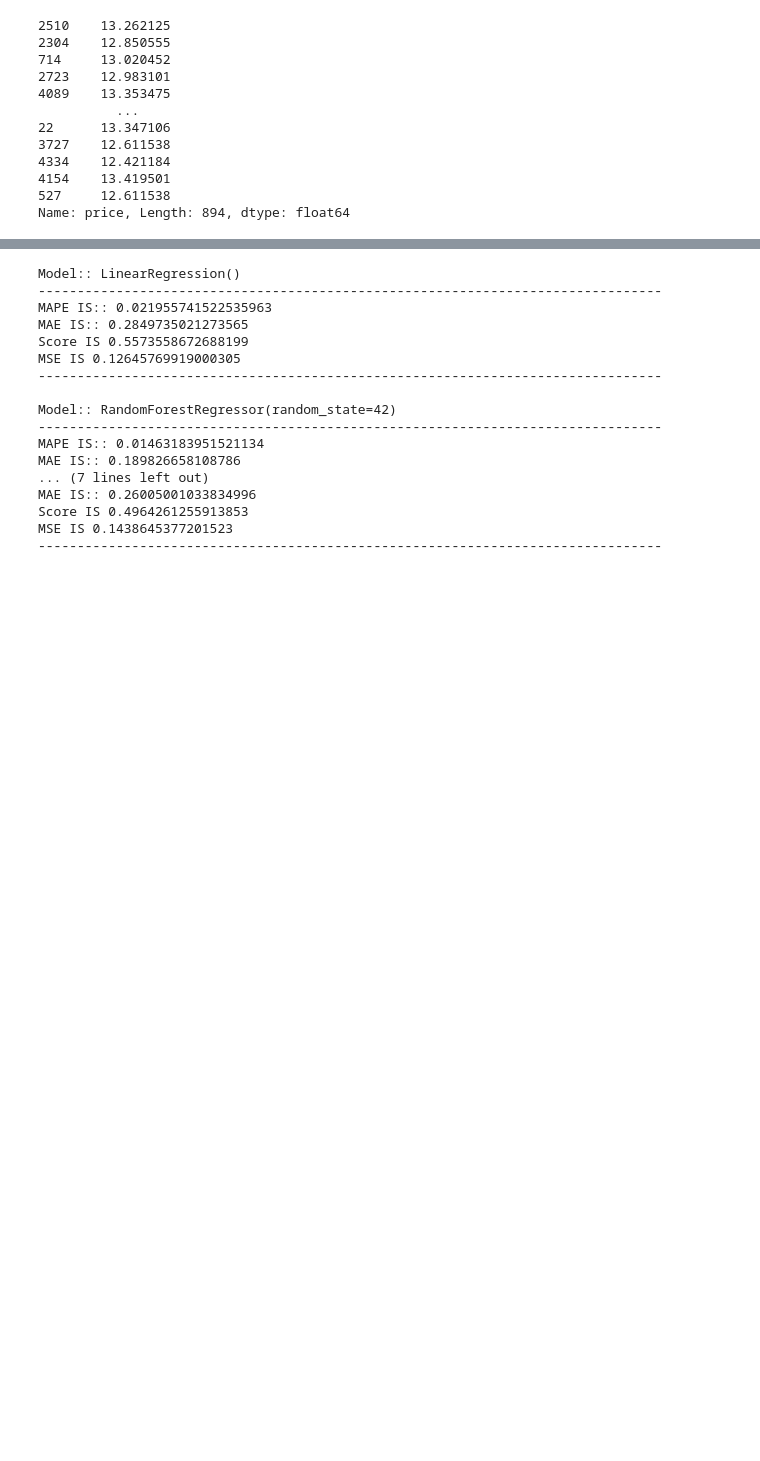
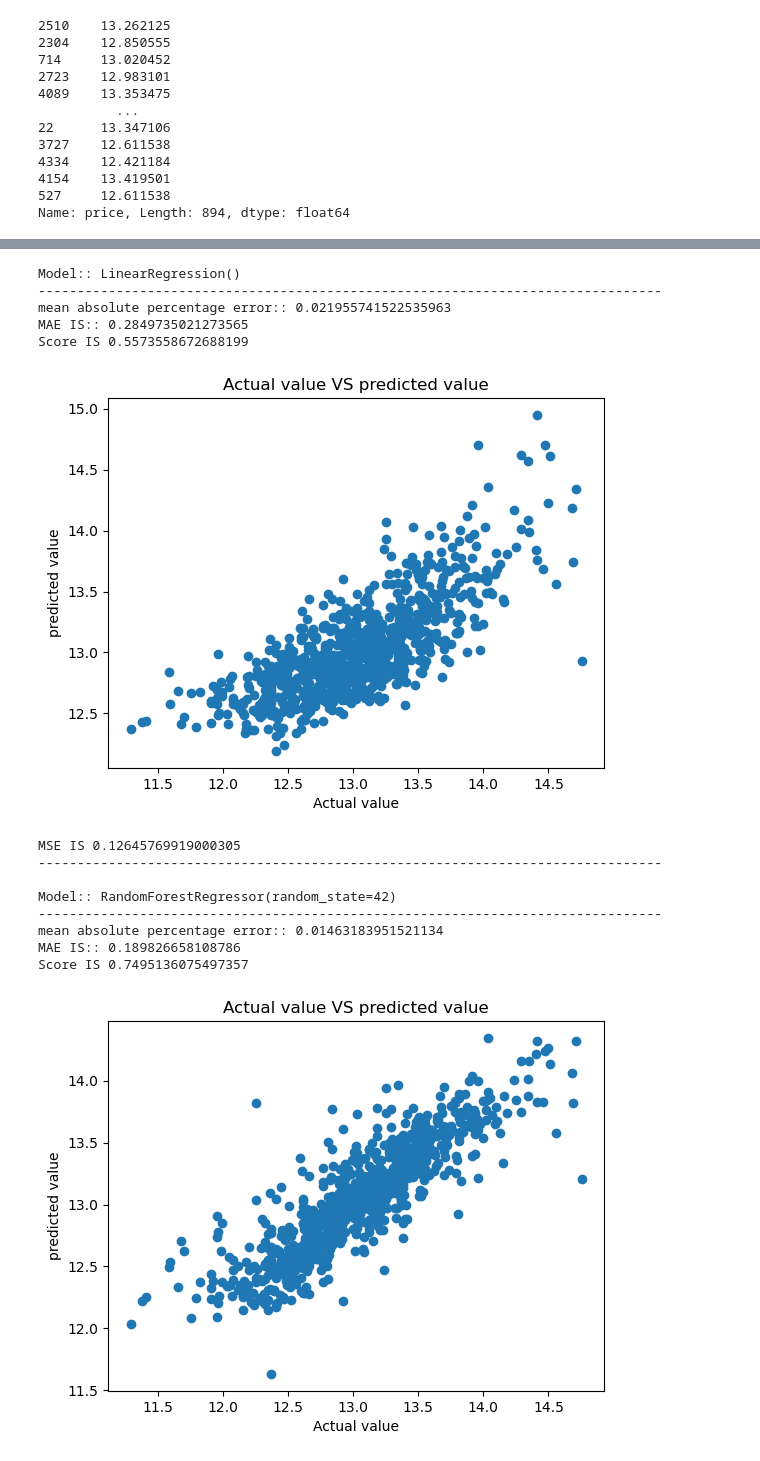
Before and after one commit to pallavisevak/COGNORISE-INFOTECH, a Jupyter notebook: HOUSE PRICE PREDICTION.ipynb, the cells around one changed output, grey strips where cells are left out. Saved outputs shown, nothing was run; the diff lists cells and outputs as text; code cells hidden in the pictures; blank space fills up the shorter version.

```diff
--- a/HOUSE PRICE PREDICTION.ipynb
+++ b/HOUSE PRICE PREDICTION.ipynb
@@ -420,32 +415,46 @@ modelRFR=RandomForestRegressor(n_estimators=100,random_state=42)
 tree=DecisionTreeRegressor()
 lst=[modelLR,modelRFR,tree]
 # %%
+# for i in lst:
+#     print("Model::",i)
+#     print('-'*80)
+#     i.fit(x_train,y_train)
+#     y_predict=i.predict(x_test)
+#     print('MAPE IS::',mean_absolute_percentage_error(y_test,y_predict))
+#     print('MAE IS::',mean_absolute_error(y_test,y_predict))
+#     print('Score IS',r2_score(y_test,y_predict))
+#     print('MSE IS',mean_squared_error(y_test,y_predict))
+#     print('-'*80)
+#     print()
 for i in lst:
     print("Model::",i)
     print('-'*80)
     i.fit(x_train,y_train)
     y_predict=i.predict(x_test)
-    print('MAPE IS::',mean_absolute_percentage_error(y_test,y_predict))
+    print('mean absolute percentage error::',mean_absolute_percentage_error(y_test,y_predict))
     print('MAE IS::',mean_absolute_error(y_test,y_predict))
     print('Score IS',r2_score(y_test,y_predict))
+    plt.scatter(y_test,y_predict)
+    plt.xlabel("Actual value")
+    plt.ylabel("predicted value")
+    plt.title("Actual value VS predicted value")
+    plt.show()
     print('MSE IS',mean_squared_error(y_test,y_predict))
     print('-'*80)
     print()
 # %% [output]
 Model:: LinearRegression()
 --------------------------------------------------------------------------------
-MAPE IS:: 0.021955741522535963
+mean absolute percentage error:: 0.021955741522535963
 MAE IS:: 0.2849735021273565
 Score IS 0.5573558672688199
-MSE IS 0.12645769919000305
---------------------------------------------------------------------------------
-
-Model:: RandomForestRegressor(random_state=42)
---------------------------------------------------------------------------------
-MAPE IS:: 0.01463183951521134
-MAE IS:: 0.189826658108786
-... (7 lines left out)
-MAE IS:: 0.26005001033834996
-Score IS 0.4964261255913853
-MSE IS 0.1438645377201523
---------------------------------------------------------------------------------
+[figure, added]
+MSE IS 0.12645769919000305
+--------------------------------------------------------------------------------
+
+Model:: RandomForestRegressor(random_state=42)
+--------------------------------------------------------------------------------
+mean absolute percentage error:: 0.01463183951521134
+MAE IS:: 0.189826658108786
+Score IS 0.7495136075497357
+[figure, added]
```
Also changed, not shown: parts of 31 cells of this notebook.
